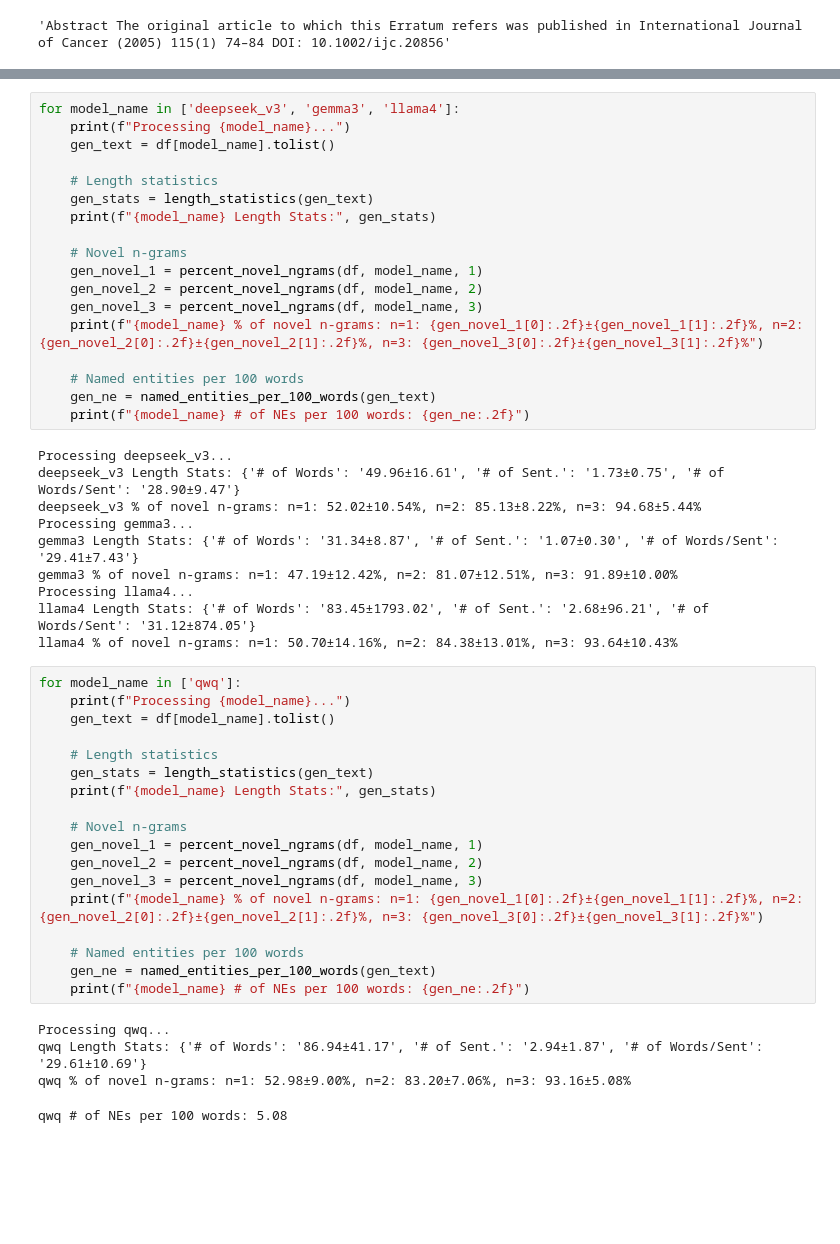
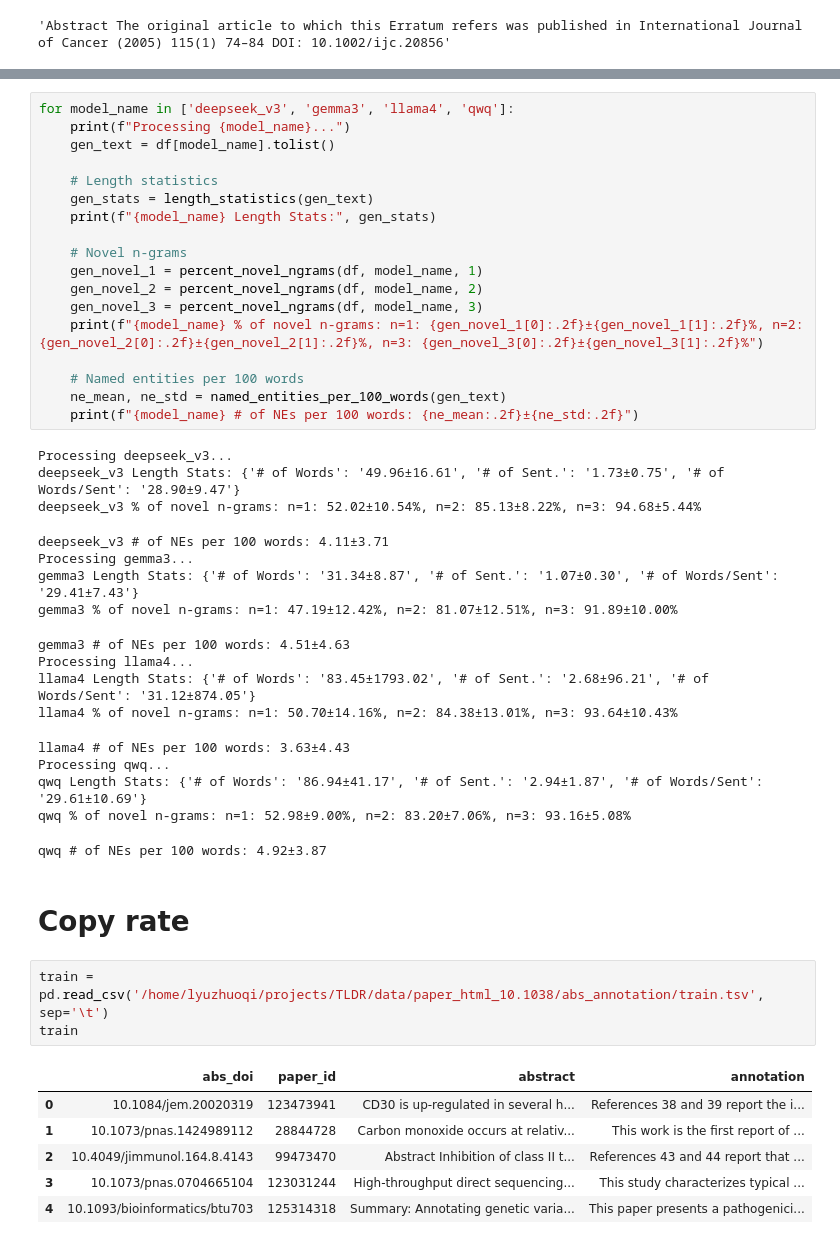
Before and after one commit to netknowledge/LLM_summarization, a Jupyter notebook: description/llm_gen_annotations.ipynb, the cells around one changed output, grey strips where cells are left out. Cells and saved outputs as stored; diff of their text form; blank space fills up the shorter version.

Commit message:
add data discription and evaluation

```diff
--- a/description/llm_gen_annotations.ipynb
+++ b/description/llm_gen_annotations.ipynb
@@ -126,7 +132,7 @@ def named_entities_per_100_words(texts):
 [nltk_data] Downloading package punkt to /home/lyuzhuoqi/nltk_data...
 [nltk_data]   Package punkt is already up-to-date!
 # %%
-for model_name in ['deepseek_v3', 'gemma3', 'llama4']:
+for model_name in ['deepseek_v3', 'gemma3', 'llama4', 'qwq']:
     print(f"Processing {model_name}...")
     gen_text = df[model_name].tolist()
 
@@ -141,38 +147,34 @@ for model_name in ['deepseek_v3', 'gemma3', 'llama4']:
     print(f"{model_name} % of novel n-grams: n=1: {gen_novel_1[0]:.2f}±{gen_novel_1[1]:.2f}%, n=2: {gen_novel_2[0]:.2f}±{gen_novel_2[1]:.2f}%, n=3: {gen_novel_3[0]:.2f}±{gen_novel_3[1]:.2f}%")
 
     # Named entities per 100 words
-    gen_ne = named_entities_per_100_words(gen_text)
-    print(f"{model_name} # of NEs per 100 words: {gen_ne:.2f}")
+    ne_mean, ne_std = named_entities_per_100_words(gen_text)
+    print(f"{model_name} # of NEs per 100 words: {ne_mean:.2f}±{ne_std:.2f}")
 # %% [output]
 Processing deepseek_v3...
 deepseek_v3 Length Stats: {'# of Words': '49.96±16.61', '# of Sent.': '1.73±0.75', '# of Words/Sent': '28.90±9.47'}
 deepseek_v3 % of novel n-grams: n=1: 52.02±10.54%, n=2: 85.13±8.22%, n=3: 94.68±5.44%
-Processing gemma3...
-gemma3 Length Stats: {'# of Words': '31.34±8.87', '# of Sent.': '1.07±0.30', '# of Words/Sent': '29.41±7.43'}
-gemma3 % of novel n-grams: n=1: 47.19±12.42%, n=2: 81.07±12.51%, n=3: 91.89±10.00%
-Processing llama4...
-llama4 Length Stats: {'# of Words': '83.45±1793.02', '# of Sent.': '2.68±96.21', '# of Words/Sent': '31.12±874.05'}
-llama4 % of novel n-grams: n=1: 50.70±14.16%, n=2: 84.38±13.01%, n=3: 93.64±10.43%
+deepseek_v3 # of NEs per 100 words: 4.11±3.71
+Processing gemma3...
+gemma3 Length Stats: {'# of Words': '31.34±8.87', '# of Sent.': '1.07±0.30', '# of Words/Sent': '29.41±7.43'}
+gemma3 % of novel n-grams: n=1: 47.19±12.42%, n=2: 81.07±12.51%, n=3: 91.89±10.00%
+gemma3 # of NEs per 100 words: 4.51±4.63
+Processing llama4...
+llama4 Length Stats: {'# of Words': '83.45±1793.02', '# of Sent.': '2.68±96.21', '# of Words/Sent': '31.12±874.05'}
+llama4 % of novel n-grams: n=1: 50.70±14.16%, n=2: 84.38±13.01%, n=3: 93.64±10.43%
+llama4 # of NEs per 100 words: 3.63±4.43
+Processing qwq...
+qwq Length Stats: {'# of Words': '86.94±41.17', '# of Sent.': '2.94±1.87', '# of Words/Sent': '29.61±10.69'}
+qwq % of novel n-grams: n=1: 52.98±9.00%, n=2: 83.20±7.06%, n=3: 93.16±5.08%
+qwq # of NEs per 100 words: 4.92±3.87
-# %%
-for model_name in ['qwq']:
-    print(f"Processing {model_name}...")
-    gen_text = df[model_name].tolist()
-
-    # Length statistics
-    gen_stats = length_statistics(gen_text)
-    print(f"{model_name} Length Stats:", gen_stats)
-
-    # Novel n-grams
-    gen_novel_1 = percent_novel_ngrams(df, model_name, 1)
-    gen_novel_2 = percent_novel_ngrams(df, model_name, 2)
-    gen_novel_3 = percent_novel_ngrams(df, model_name, 3)
-    print(f"{model_name} % of novel n-grams: n=1: {gen_novel_1[0]:.2f}±{gen_novel_1[1]:.2f}%, n=2: {gen_novel_2[0]:.2f}±{gen_novel_2[1]:.2f}%, n=3: {gen_novel_3[0]:.2f}±{gen_novel_3[1]:.2f}%")
-
-    # Named entities per 100 words
-    gen_ne = named_entities_per_100_words(gen_text)
-    print(f"{model_name} # of NEs per 100 words: {gen_ne:.2f}")
-# %% [output]
-Processing qwq...
-qwq Length Stats: {'# of Words': '86.94±41.17', '# of Sent.': '2.94±1.87', '# of Words/Sent': '29.61±10.69'}
-qwq % of novel n-grams: n=1: 52.98±9.00%, n=2: 83.20±7.06%, n=3: 93.16±5.08%
-qwq # of NEs per 100 words: 5.08
+# %% [markdown]
+# Copy rate
+# %%
+train = pd.read_csv('/home/lyuzhuoqi/projects/TLDR/data/paper_html_10.1038/abs_annotation/train.tsv', sep='\t')
+train
+# %% [output]
+|  | abs_doi | paper_id | abstract | annotation |
+| 0 | 10.1084/jem.20020319 | 123473941 | CD30 is up-regulated in several h... | References 38 and 39 report the i... |
+| 1 | 10.1073/pnas.1424989112 | 28844728 | Carbon monoxide occurs at relativ... | This work is the first report of ... |
+| 2 | 10.4049/jimmunol.164.8.4143 | 99473470 | Abstract Inhibition of class II t... | References 43 and 44 report that ... |
+| 3 | 10.1073/pnas.0704665104 | 123031244 | High-throughput direct sequencing... | This study characterizes typical ... |
+| 4 | 10.1093/bioinformatics/btu703 | 125314318 | Summary: Annotating genetic varia... | This paper presents a pathogenici... |
```
Also changed, not shown: parts of 7 cells of this notebook, 3 other files.
